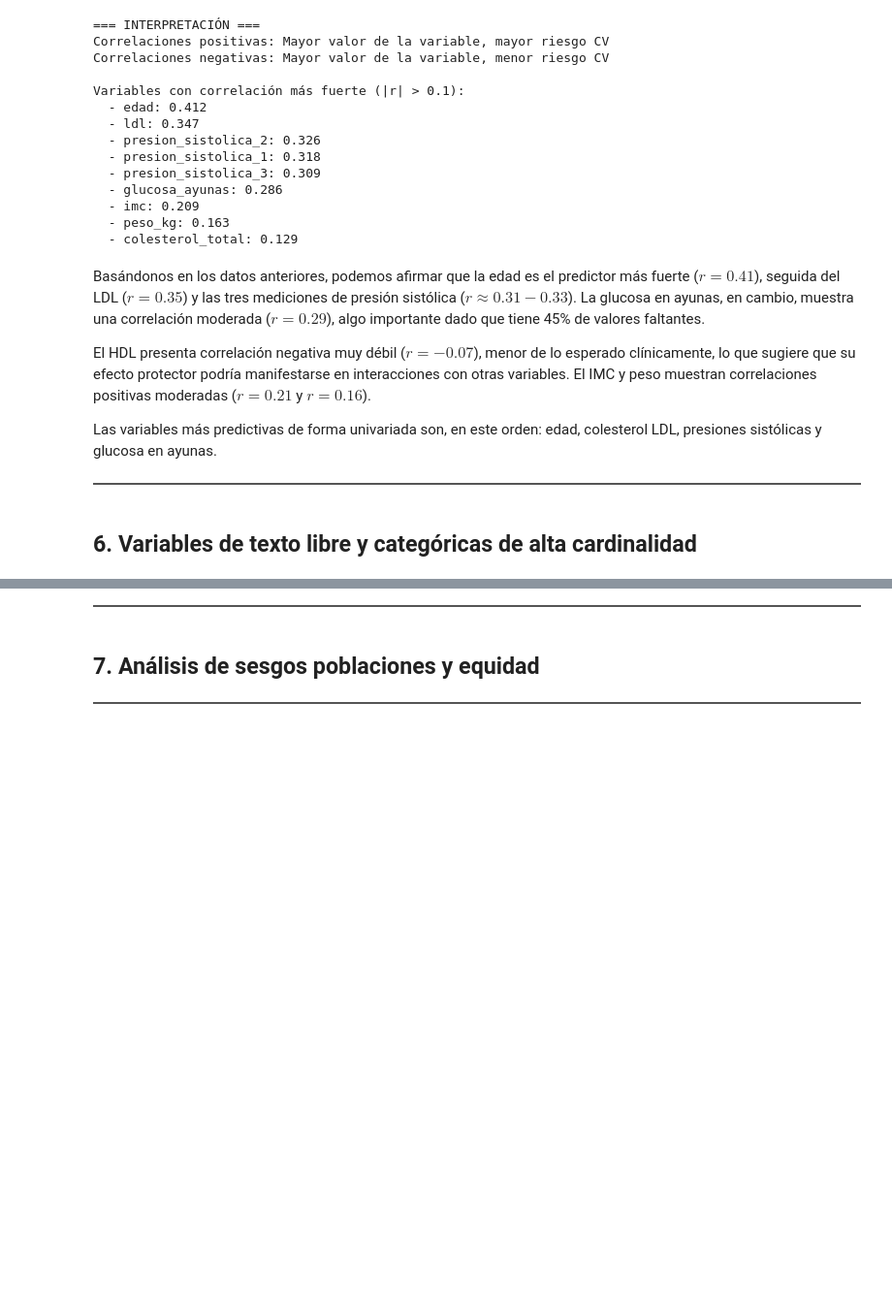
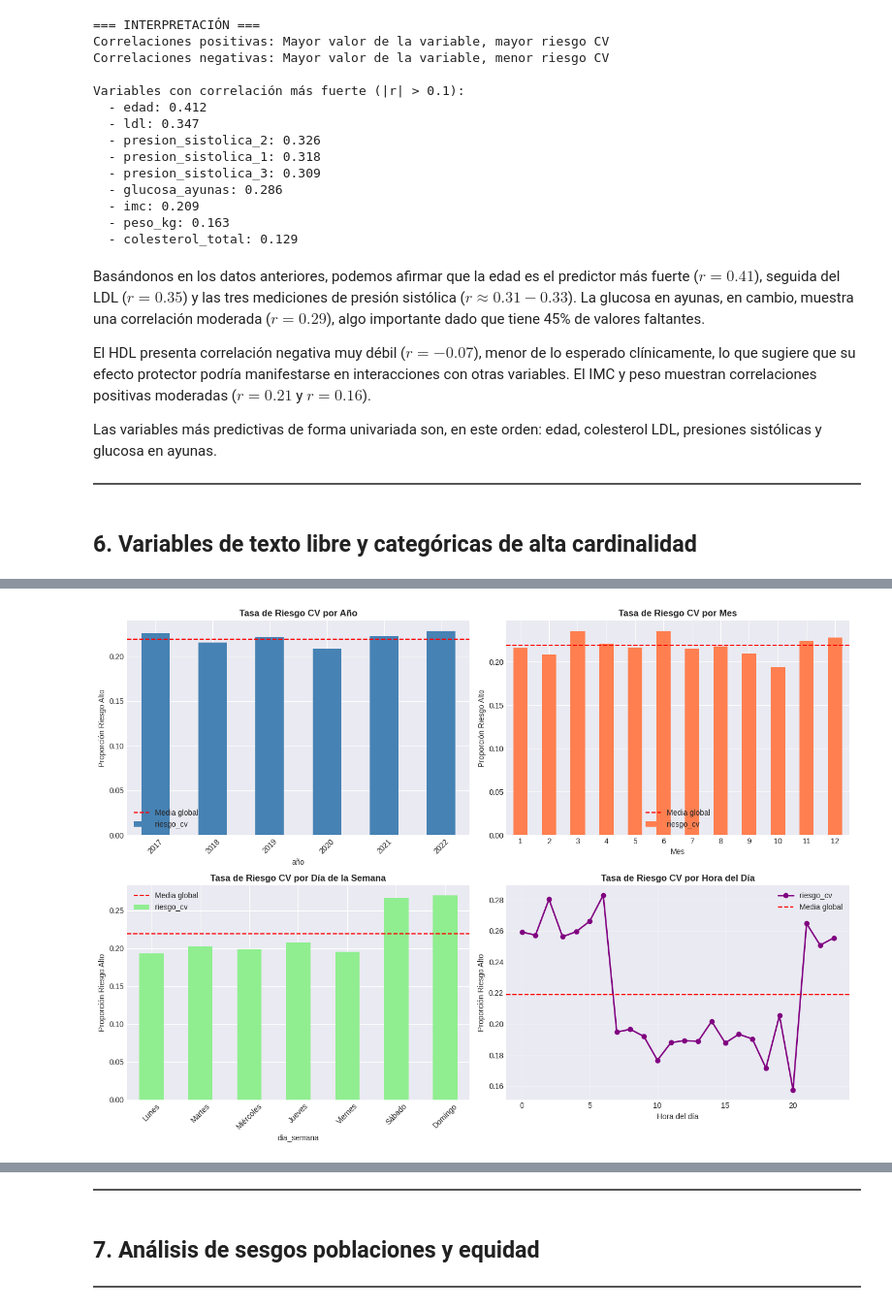
Before and after one commit to DiegoGuerrero09/DISIA_Grupo6, a Jupyter notebook: hito2/notebooks/cardis_EDA.ipynb, the cells around one changed output, grey strips where cells are left out. Shown at 97% size. Cells and saved outputs as stored; diff of their text form; code cells hidden in the pictures; blank space fills up the shorter version.

```diff
--- a/hito2/notebooks/cardis_EDA.ipynb
+++ b/hito2/notebooks/cardis_EDA.ipynb
@@ -565,0 +711,81 @@ Las variables más predictivas de forma univariada son, en este orden: edad, col
+# %%
+## Análisis de Variable Temporal - fecha_visita
+print("=== ANÁLISIS DE FECHA_VISITA ===")
+
+# Convertir a datetime
+cardis_df_train['fecha_visita'] = pd.to_datetime(cardis_df_train['fecha_visita'])
+cardis_df_test['fecha_visita'] = pd.to_datetime(cardis_df_test['fecha_visita'])
+
+# Extraer componentes temporales
+cardis_df_train['año'] = cardis_df_train['fecha_visita'].dt.year
+cardis_df_train['mes'] = cardis_df_train['fecha_visita'].dt.month
+cardis_df_train['dia_semana'] = cardis_df_train['fecha_visita'].dt.dayofweek  # 0=Lunes, 6=Domingo
+cardis_df_train['hora'] = cardis_df_train['fecha_visita'].dt.hour
+
+# Lo mismo para test
+cardis_df_test['año'] = cardis_df_test['fecha_visita'].dt.year
+cardis_df_test['mes'] = cardis_df_test['fecha_visita'].dt.month
+cardis_df_test['dia_semana'] = cardis_df_test['fecha_visita'].dt.dayofweek
+cardis_df_test['hora'] = cardis_df_test['fecha_visita'].dt.hour
+
+print("Componentes temporales extraídos: año, mes, dia_semana, hora")
+
+# Análisis de rangos
+print(f"\nRango de fechas en train: {cardis_df_train['fecha_visita'].min()} a {cardis_df_train['fecha_visita'].max()}")
+print(f"Rango de fechas en test: {cardis_df_test['fecha_visita'].min()} a {cardis_df_test['fecha_visita'].max()}")
+
+# Distribuciones
+print("\n--- Distribución por año ---")
+print(cardis_df_train['año'].value_counts().sort_index())
+
+print("\n--- Distribución por mes ---")
+print(cardis_df_train['mes'].value_counts().sort_index())
+
+print("\n--- Distribución por día de la semana ---")
+dias = ['Lunes', 'Martes', 'Miércoles', 'Jueves', 'Viernes', 'Sábado', 'Domingo']
+dia_counts = cardis_df_train['dia_semana'].value_counts().sort_index()
+for i, count in dia_counts.items():
+    print(f"{dias[i]}: {count}")
+
+# Visualizaciones
+fig, axes = plt.subplots(2, 2, figsize=(14, 10))
+
+# Por año
+cardis_df_train.groupby('año')['riesgo_cv'].mean().plot(kind='bar', ax=axes[0,0], color='steelblue')
+axes[0,0].set_title('Tasa de Riesgo CV por Año', fontsize=12, fontweight='bold')
+axes[0,0].set_ylabel('Proporción Riesgo Alto')
+axes[0,0].axhline(y=cardis_df_train['riesgo_cv'].mean(), color='red', linestyle='--', label='Media global')
+axes[0,0].legend()
+axes[0,0].set_xticklabels(axes[0,0].get_xticklabels(), rotation=45)
+
+# Por mes
+cardis_df_train.groupby('mes')['riesgo_cv'].mean().plot(kind='bar', ax=axes[0,1], color='coral')
+axes[0,1].set_title('Tasa de Riesgo CV por Mes', fontsize=12, fontweight='bold')
+axes[0,1].set_ylabel('Proporción Riesgo Alto')
+axes[0,1].axhline(y=cardis_df_train['riesgo_cv'].mean(), color='red', linestyle='--', label='Media global')
+axes[0,1].legend()
+axes[0,1].set_xlabel('Mes')
+axes[0,1].set_xticklabels(range(1,13), rotation=0)
+
+# Por día de semana
+dia_risk = cardis_df_train.groupby('dia_semana')['riesgo_cv'].mean()
+dia_risk.plot(kind='bar', ax=axes[1,0], color='lightgreen')
+axes[1,0].set_title('Tasa de Riesgo CV por Día de la Semana', fontsize=12, fontweight='bold')
+axes[1,0].set_ylabel('Proporción Riesgo Alto')
+axes[1,0].axhline(y=cardis_df_train['riesgo_cv'].mean(), color='red', linestyle='--', label='Media global')
+axes[1,0].legend()
+axes[1,0].set_xticklabels(dias, rotation=45)
+
+# Por hora
+cardis_df_train.groupby('hora')['riesgo_cv'].mean().plot(kind='line', ax=axes[1,1],
+                                                   marker='o', color='purple', linewidth=2)
+axes[1,1].set_title('Tasa de Riesgo CV por Hora del Día', fontsize=12, fontweight='bold')
+axes[1,1].set_ylabel('Proporción Riesgo Alto')
+axes[1,1].axhline(y=cardis_df_train['riesgo_cv'].mean(), color='red', linestyle='--', label='Media global')
+axes[1,1].legend()
+axes[1,1].set_xlabel('Hora del día')
+axes[1,1].grid(alpha=0.3)
+
+plt.tight_layout()
+plt.show()
+# %% [output]
@@ -565,0 +809 @@ Las variables más predictivas de forma univariada son, en este orden: edad, col
+[figure, added]
```
Also changed, not shown: parts of 14 cells of this notebook.
